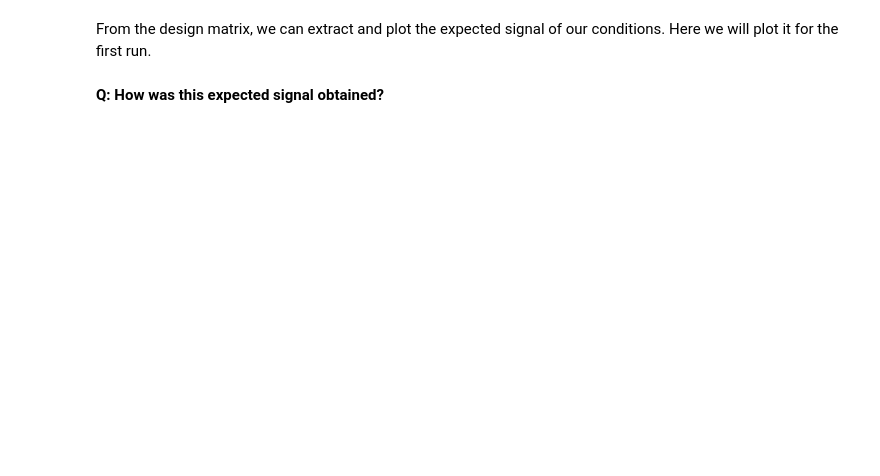
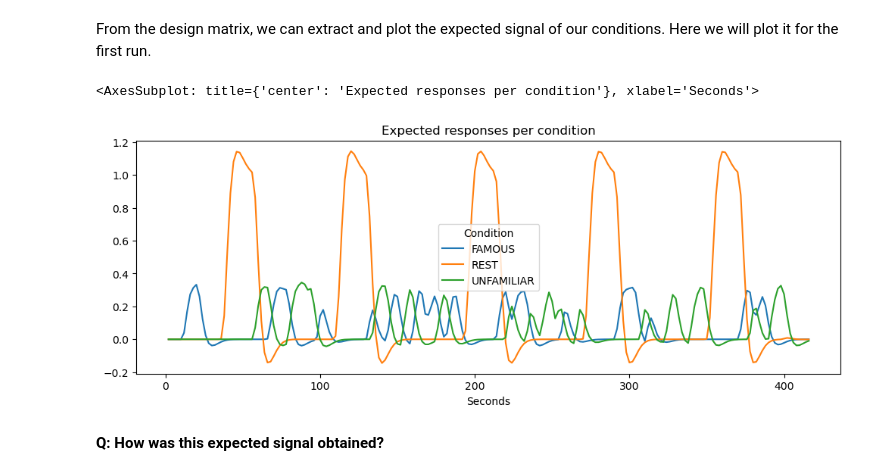
Before and after one commit to dcdace/COGNESTIC-fMRI, a Jupyter notebook: 04_Subject-Level-Analysis.ipynb, the cells around one changed output. Cells and saved outputs as stored; diff of their text form; code cells hidden in the pictures; blank space fills up the shorter version.

```diff
--- a/04_Subject-Level-Analysis.ipynb
+++ b/04_Subject-Level-Analysis.ipynb
@@ -156,10 +252,13 @@ design_matrices[0]
 # %% [markdown]
 From the design matrix, we can extract and plot the expected signal of our conditions. Here we will plot it for the first run.
 # %%
-dm = design_matrices[0][['FAMOUS', 'UNFAMILIAR']]
+dm = design_matrices[0][['FAMOUS', 'REST', 'UNFAMILIAR']]
 dm.columns.name = 'Condition'
 dm.index.name = 'Seconds'
 dm.plot(figsize=(12,4), title='Expected responses per condition')
+# %% [output]
+<AxesSubplot: title={'center': 'Expected responses per condition'}, xlabel='Seconds'>
+[figure, added]
 # %% [markdown]
 **Q: How was this expected signal obtained?**
 # %%
```
Also changed, not shown: parts of 24 cells of this notebook, 3 other files.
